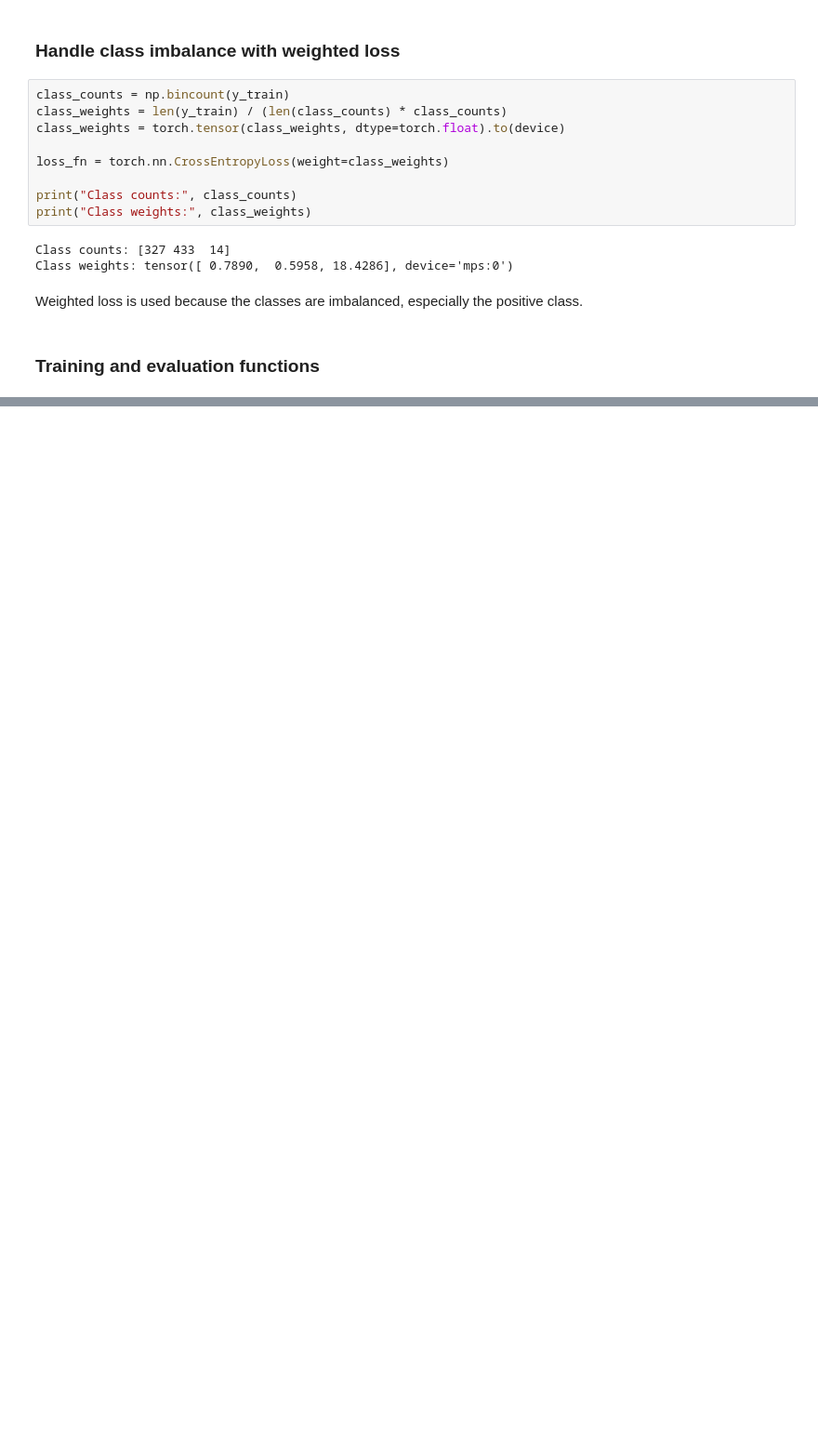
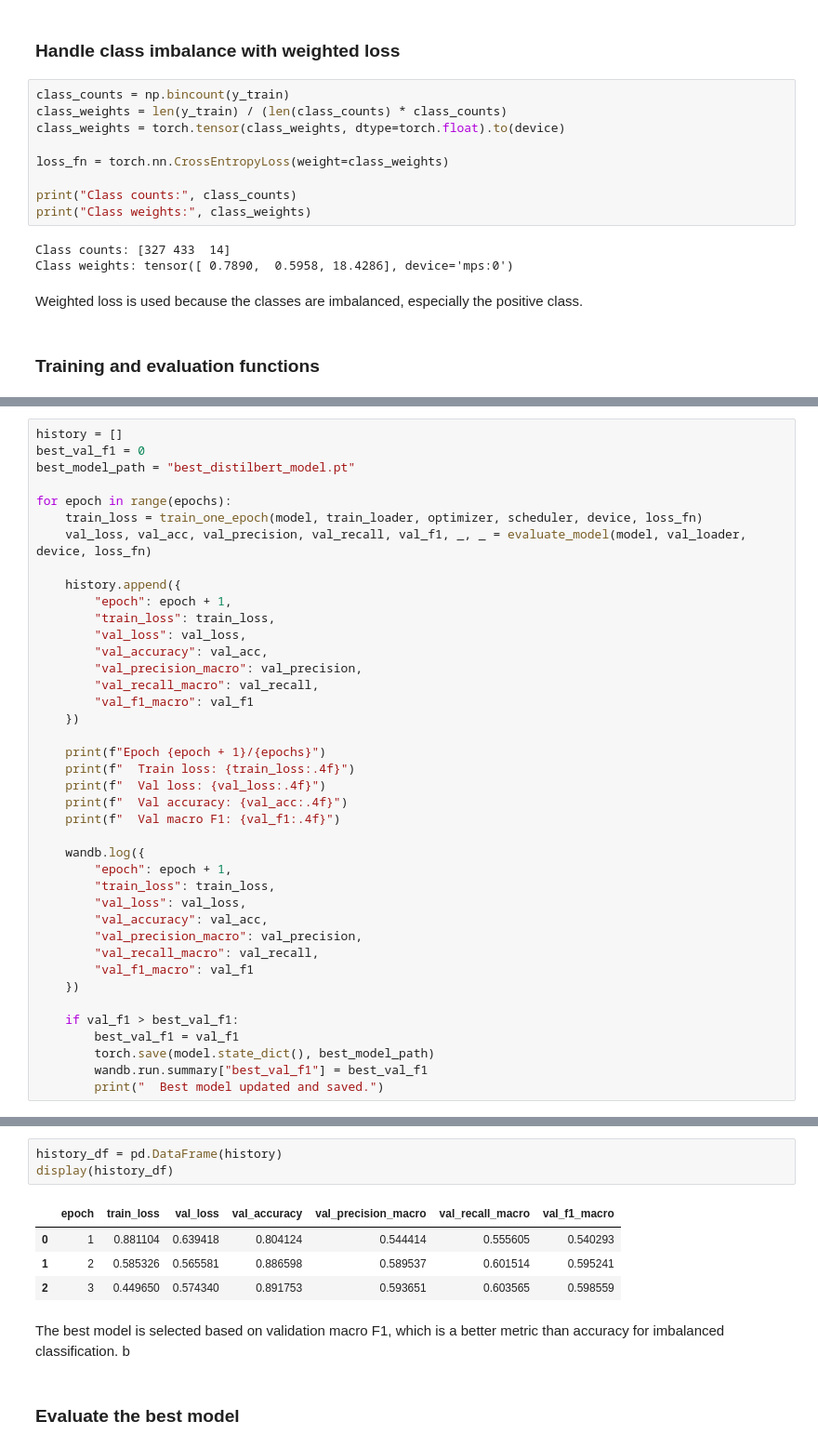
Before and after one commit to ftmoztl/cs-conversation-sentiment-analysis, a Jupyter notebook: analysis/model-transformer.ipynb, the cells around one changed output, grey strips where cells are left out. Shown at 93% size. Saved outputs shown, nothing was run; the diff lists cells and outputs as text; blank space fills up the shorter version.

Commit message:
Train model, run code and see healthy of run

```diff
--- a/analysis/model-transformer.ipynb
+++ b/analysis/model-transformer.ipynb
@@ -255,0 +348,40 @@ Weighted loss is used because the classes are imbalanced, especially the positiv
+# %%
+history = []
+best_val_f1 = 0
+best_model_path = "best_distilbert_model.pt"
+
+for epoch in range(epochs):
+    train_loss = train_one_epoch(model, train_loader, optimizer, scheduler, device, loss_fn)
+    val_loss, val_acc, val_precision, val_recall, val_f1, _, _ = evaluate_model(model, val_loader, device, loss_fn)
+
+    history.append({
+        "epoch": epoch + 1,
+        "train_loss": train_loss,
+        "val_loss": val_loss,
+        "val_accuracy": val_acc,
+        "val_precision_macro": val_precision,
+        "val_recall_macro": val_recall,
+        "val_f1_macro": val_f1
+    })
+
+    print(f"Epoch {epoch + 1}/{epochs}")
+    print(f"  Train loss: {train_loss:.4f}")
+    print(f"  Val loss: {val_loss:.4f}")
+    print(f"  Val accuracy: {val_acc:.4f}")
+    print(f"  Val macro F1: {val_f1:.4f}")
+
+    wandb.log({
+        "epoch": epoch + 1,
+        "train_loss": train_loss,
+        "val_loss": val_loss,
+        "val_accuracy": val_acc,
+        "val_precision_macro": val_precision,
+        "val_recall_macro": val_recall,
+        "val_f1_macro": val_f1
+    })
+
+    if val_f1 > best_val_f1:
+        best_val_f1 = val_f1
+        torch.save(model.state_dict(), best_model_path)
+        wandb.run.summary["best_val_f1"] = best_val_f1
+        print("  Best model updated and saved.")
@@ -255,0 +407,13 @@ Weighted loss is used because the classes are imbalanced, especially the positiv
+# %%
+history_df = pd.DataFrame(history)
+display(history_df)
+# %% [output]
+|  | epoch | train_loss | val_loss | val_accuracy | val_precision_macro | val_recall_macro | val_f1_macro |
+| 0 | 1 | 0.881104 | 0.639418 | 0.804124 | 0.544414 | 0.555605 | 0.540293 |
+| 1 | 2 | 0.585326 | 0.565581 | 0.886598 | 0.589537 | 0.601514 | 0.595241 |
+| 2 | 3 | 0.449650 | 0.574340 | 0.891753 | 0.593651 | 0.603565 | 0.598559 |
+# %% [markdown]
+The best model is selected based on validation macro F1, which is a better metric than accuracy for imbalanced classification.
+b
+# %% [markdown]
+### Evaluate the best model
```
Also changed, not shown: parts of 15 cells of this notebook.
